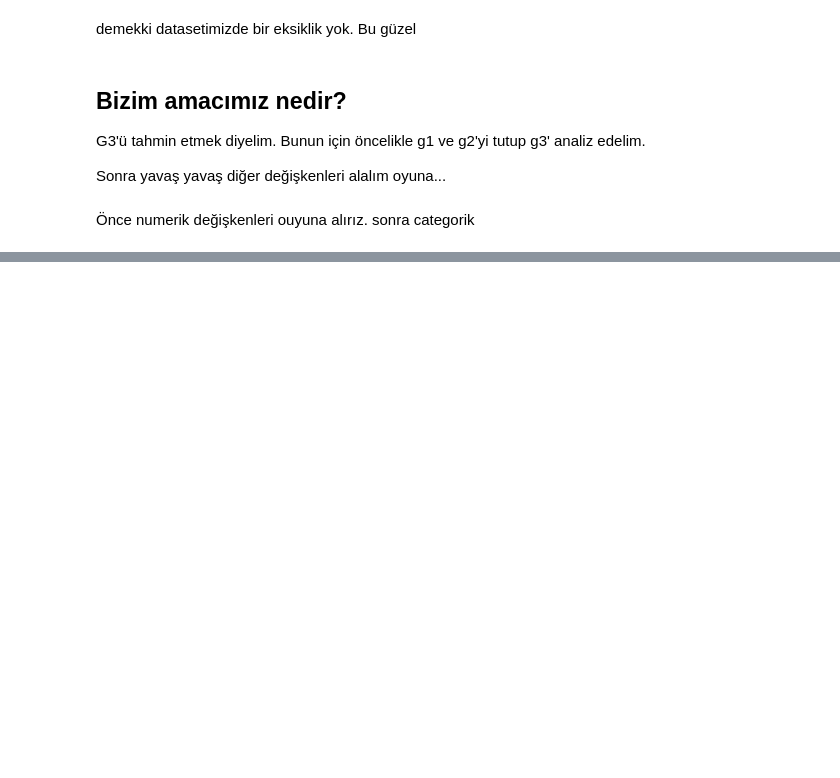
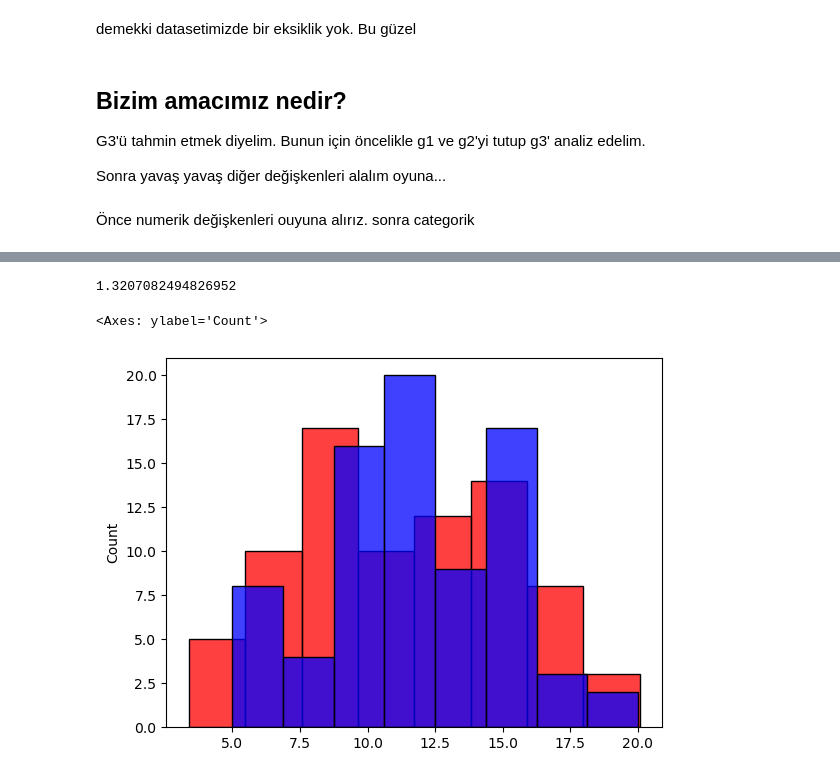
Before and after one commit to cfdonmez/mlzoomcamp-sand-2023, a Jupyter notebook: sandBoxFD/Section2/student_Sands_part1.ipynb, the cells around one changed output, grey strips where cells are left out. Saved outputs shown, nothing was run; the diff lists cells and outputs as text; code cells hidden in the pictures; blank space fills up the shorter version.

```diff
--- a/sandBoxFD/Section2/student_Sands_part1.ipynb
+++ b/sandBoxFD/Section2/student_Sands_part1.ipynb
@@ -79,0 +188,13 @@ Sonra yavaş yavaş diğer değişkenleri alalım oyuna...
+# %%
+X_val = prepare_X(df_val)
+y_pred = w0 + X_val.dot(w)
+
+rmse(y_val, y_pred)
+# %% [output]
+1.3207082494826952
+# %%
+sns.histplot(y_pred, color='red')
+sns.histplot(y_val, color = 'blue')
+# %% [output]
+<Axes: ylabel='Count'>
+[figure, added]
```
Also changed, not shown: parts of 36 cells of this notebook.
